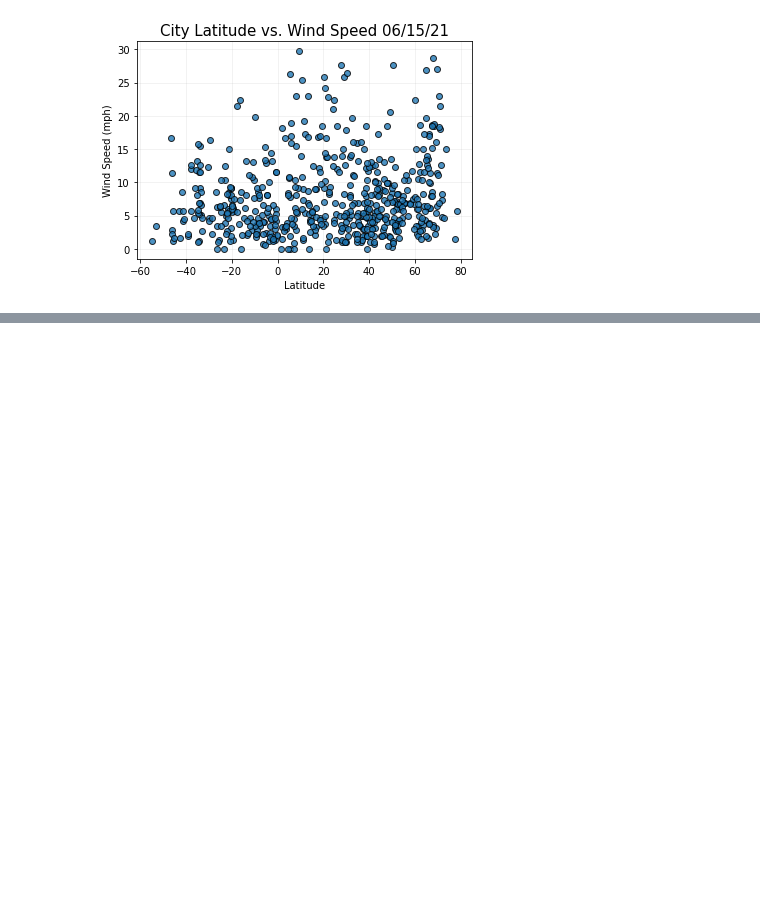
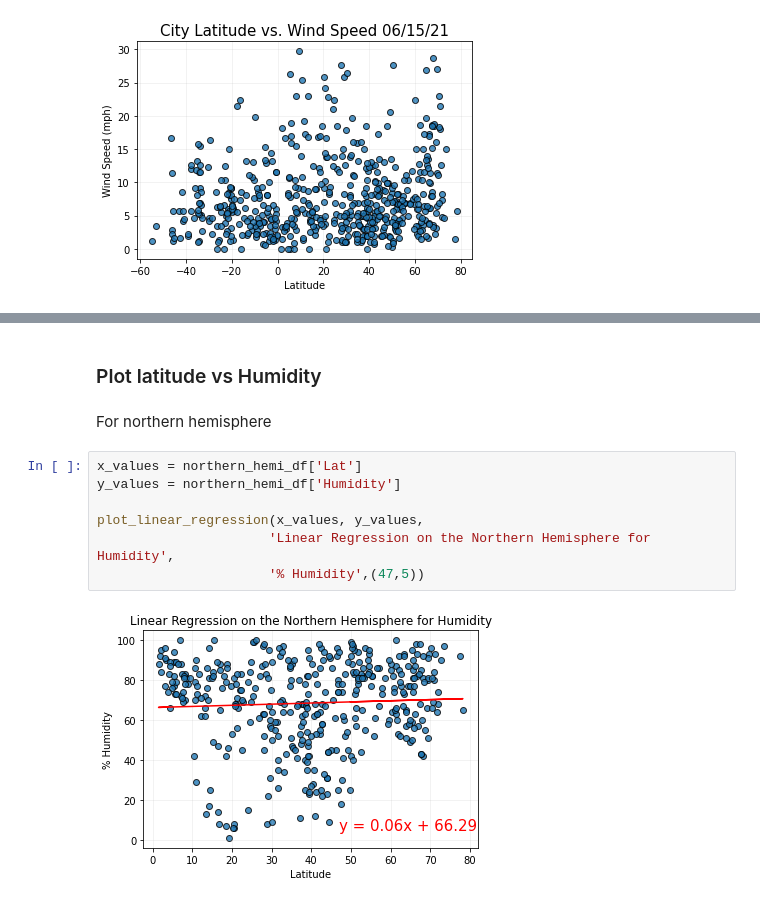
Before and after one commit to nicoserrano/World_Weather_Analysis, a Jupyter notebook: WeatherPy.ipynb, the cells around one changed output, grey strips where cells are left out. Drawn from its saved outputs; the diff is of its cells as text; blank space fills up the shorter version.

```diff
--- a/WeatherPy.ipynb
+++ b/WeatherPy.ipynb
@@ -273,0 +347,13 @@ plt.show()
+# %% [markdown]
+### Plot latitude vs Humidity
+# %% [markdown]
+For northern hemisphere
+# %%
+x_values = northern_hemi_df['Lat']
+y_values = northern_hemi_df['Humidity']
+
+plot_linear_regression(x_values, y_values,
+                      'Linear Regression on the Northern Hemisphere for Humidity',
+                      '% Humidity',(47,5))
+# %% [output]
+[figure, added]
```
Also changed, not shown: parts of 24 cells of this notebook.
